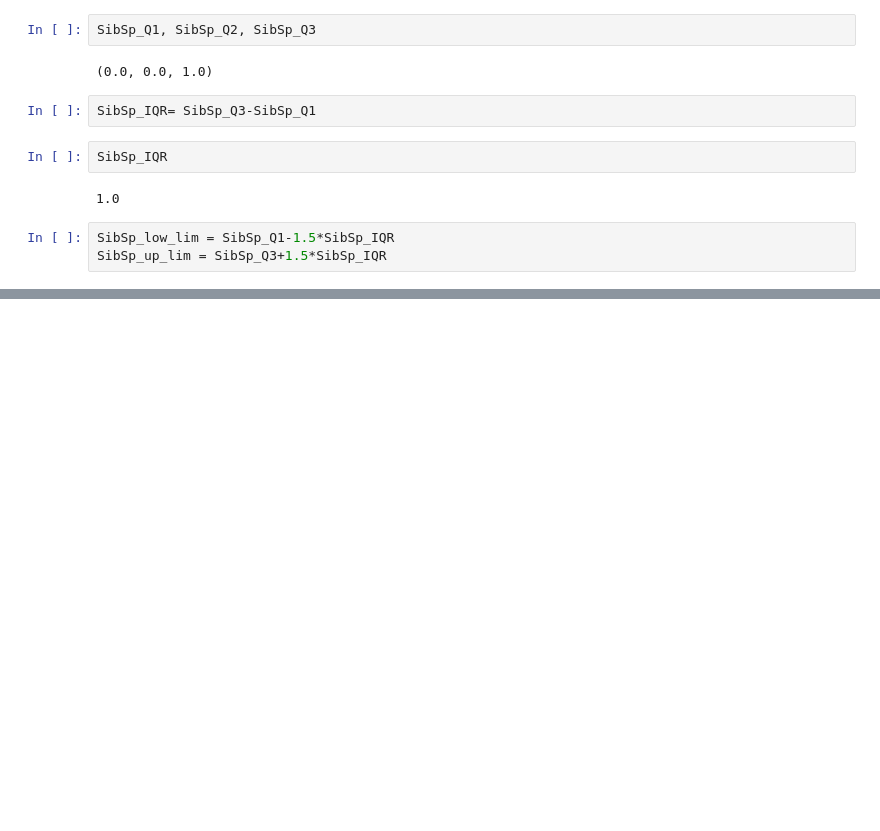
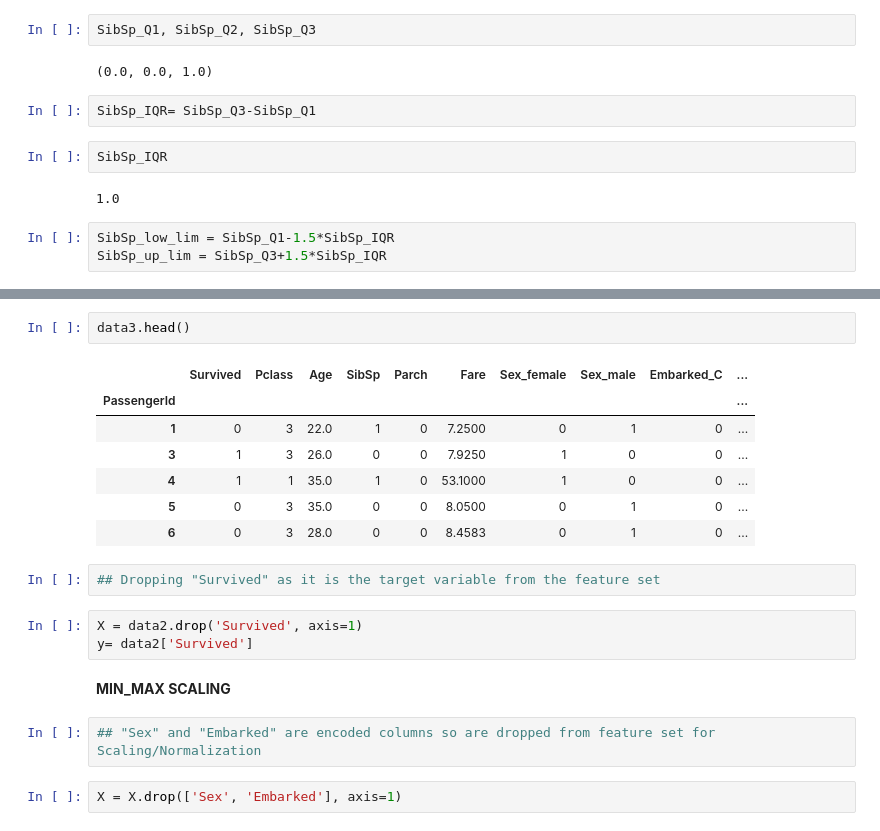
Before and after one commit to Zandubai/ICT-DATA-SCIENCE-AND-ANALYTICS, a Jupyter notebook: Arunabh_Vijayakumar(PreProcessing.ipynb, the cells around one changed output, grey strips where cells are left out. Drawn from its saved outputs; the diff is of its cells as text; blank space fills up the shorter version.

```diff
--- a/Arunabh_Vijayakumar(PreProcessing.ipynb
+++ b/Arunabh_Vijayakumar(PreProcessing.ipynb
@@ -359,0 +545,21 @@ SibSp_up_lim = SibSp_Q3+1.5*SibSp_IQR
+# %%
+data3.head()
+# %% [output]
+|  | Survived | Pclass | Age | SibSp | Parch | Fare | Sex_female | Sex_male | Embarked_C | ... |
+| PassengerId |  |  |  |  |  |  |  |  |  | ... |
+| 1 | 0 | 3 | 22.0 | 1 | 0 | 7.2500 | 0 | 1 | 0 | ... |
+| 3 | 1 | 3 | 26.0 | 0 | 0 | 7.9250 | 1 | 0 | 0 | ... |
+| 4 | 1 | 1 | 35.0 | 1 | 0 | 53.1000 | 1 | 0 | 0 | ... |
+| 5 | 0 | 3 | 35.0 | 0 | 0 | 8.0500 | 0 | 1 | 0 | ... |
+| 6 | 0 | 3 | 28.0 | 0 | 0 | 8.4583 | 0 | 1 | 0 | ... |
+# %%
+## Dropping "Survived" as it is the target variable from the feature set
+# %%
+X = data2.drop('Survived', axis=1)
+y= data2['Survived']
+# %% [markdown]
+**MIN_MAX SCALING**
+# %%
+## "Sex" and "Embarked" are encoded columns so are dropped from feature set for Scaling/Normalization
+# %%
+X = X.drop(['Sex', 'Embarked'], axis=1)
```
Also changed, not shown: parts of 40 cells of this notebook.
